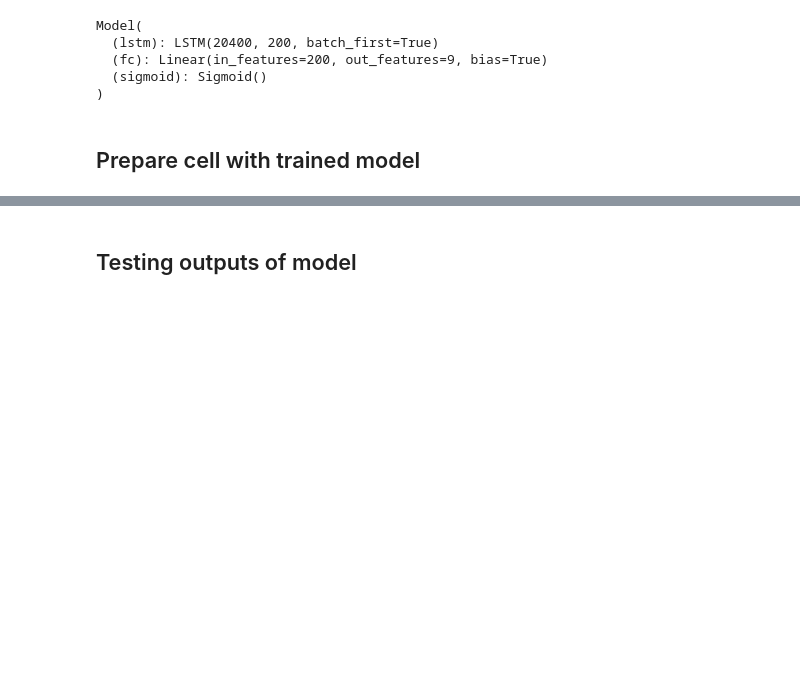
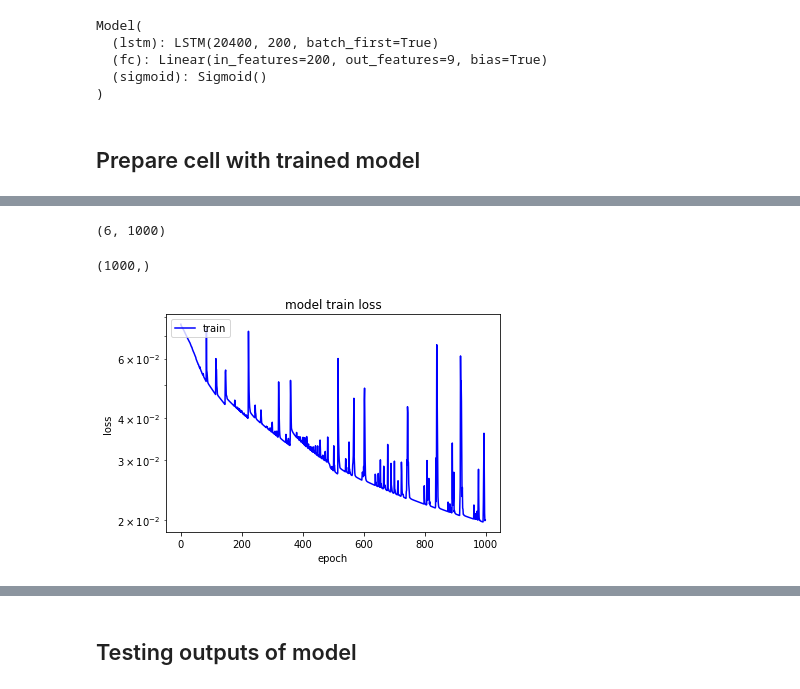
Before and after one commit to Alec-ryo/rnn_enduro, a Jupyter notebook: 2-lstm_train/load_pytorch_model.ipynb, the cells around one changed output, grey strips where cells are left out. Saved outputs shown, nothing was run; the diff lists cells and outputs as text; code cells hidden in the pictures; blank space fills up the shorter version.

```diff
--- a/2-lstm_train/load_pytorch_model.ipynb
+++ b/2-lstm_train/load_pytorch_model.ipynb
@@ -29,5 +29,6 @@ zigzag = False
 # %% [markdown]
 ## Load trained model
 # %%
-newpath = 'models/report/play_m45to49_f1to1000_epoch10000_H200/' + 'play_m45to49_f1to1000_epoch10000_H200'
+path = 'models/report/play_m45to50_f1to1000_epoch10000_H500_k/'
+newpath = path + 'play_m45to50_f1to1000_epoch10000_H500'
 # %%
@@ -103,0 +107,10 @@ torch.Size([9])
+# %%
+train_loss_arr = np.load(path + 'train_loss_arr.npz')
+valid_loss_arr = np.load(path + 'valid_loss_arr.npz')
+valid_loss_mean_arr = np.load(path + 'valid_loss_mean_arr.npz')
+
+train_loss_arr = train_loss_arr.f.arr_0
+valid_loss_arr = valid_loss_arr.f.arr_0
+valid_loss_mean_arr = valid_loss_mean_arr.f.arr_0
+
+print("Successfully loaded NPZ")
@@ -103,0 +119,24 @@ torch.Size([9])
+# %%
+valid_loss_arr.shape
+# %% [output]
+(6, 1000)
+# %%
+import matplotlib.pyplot as plt
+def plot_graph(data, train_or_valid):
+    # summarize history for loss
+    plt.clf()
+    plt.plot(data, color='blue')
+    plt.title('model ' + train_or_valid + ' loss')
+    plt.ylabel('loss')
+    plt.xlabel('epoch')
+    plt.legend([train_or_valid], loc='upper left')
+    plt.yscale('log')
+    # plt.savefig(newpath + '/' + 'train_loss.png')
+# %%
+train_loss_arr.shape
+# %% [output]
+(1000,)
+# %%
+plot_graph(train_loss_arr, 'train')
+# %% [output]
+[figure, added]
```
Also changed, not shown: parts of 13 cells of this notebook, 2 other files.
